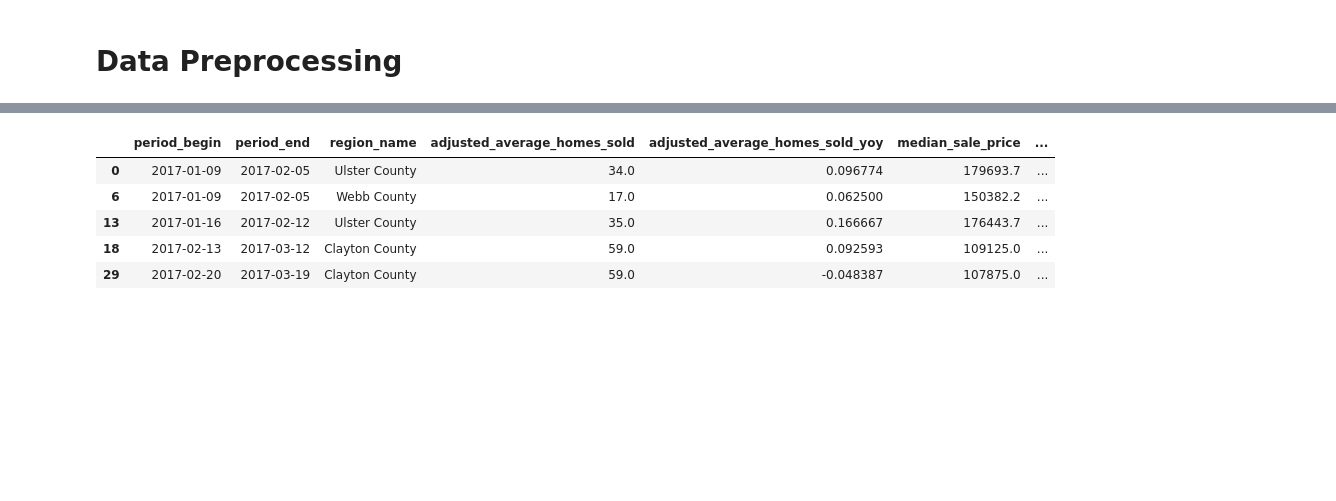
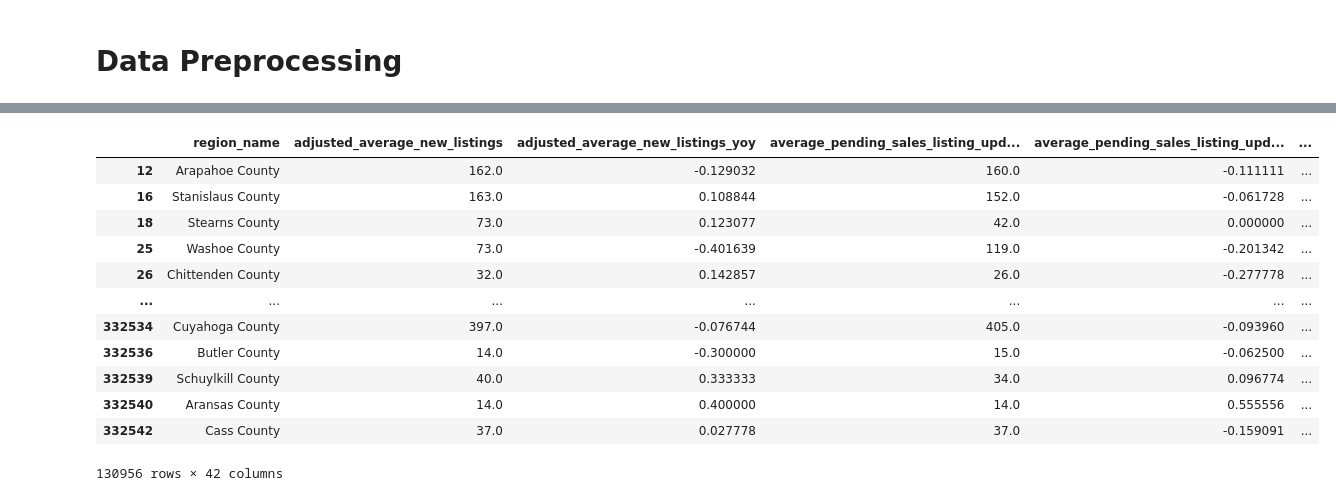
Before and after one commit to itsGarrin/us-residential-housing-price-prediction, a Jupyter notebook: notebooks/data_preprocessing.ipynb, the cells around one changed output, grey strips where cells are left out. Cells and saved outputs as stored; diff of their text form; code cells hidden in the pictures; blank space fills up the shorter version.

```diff
--- a/notebooks/data_preprocessing.ipynb
+++ b/notebooks/data_preprocessing.ipynb
@@ -45,9 +55,9 @@ memory usage: 47.5+ MB
 # %%
 # Read the Zillow data into a DataFrame
-file_path_zillow_zori = "../data/County_zori_uc_sfrcondomfr_sm_month.csv"
-file_path_zillow_zhvi = "../data/County_zhvi_uc_sfrcondo_tier_0.33_0.67_sm_sa_month.csv"
-df_zillow_zori = pd.read_csv(file_path_zillow1)
-df_zillow_zhvi = pd.read_csv(file_path_zillow2)
+file_path_zillow_zori = "..data/County_zori_uc_sfrcondomfr_sm_month.csv"
+file_path_zillow_zhvi = "..data/County_zhvi_uc_sfrcondo_tier_0.33_0.67_sm_sa_month.csv"
+df_zillow_zori = pd.read_csv(file_path_zillow_zori)
+df_zillow_zhvi = pd.read_csv(file_path_zillow_zhvi)
 # %%
 #Extract required features
 df_zillow_zori.drop(columns=["RegionID", "SizeRank", "StateName", "RegionType", "StateCodeFIPS", "MunicipalCodeFIPS"], inplace=True)
@@ -72,12 +82,14 @@ df_zillow = pd.merge(df_zillow_zhvi, df_zillow_zori[["RegionName", "State", "Met
                      how = "left")
 df_zillow.dropna(inplace=True)
 
-#define month
-df_zillow["Date"] = pd.to_datetime(df_zillow["Date"])
-df_zillow["month"] = df_zillow["Date"].dt.to_period("M")
-
 #rename column to match df_redfin
 df_zillow.rename(columns={"RegionName": "region_name"}, inplace=True)
+df_zillow.rename(columns={"Date": "date"}, inplace=True)
 
-df_zillow.head()
+#resample to weekly
+df_zillow["date"] += pd.to_timedelta(df_zillow.groupby("date").cumcount(), unit = "s")
+df_zillow.set_index("date", inplace=True)
+df_zillow = df_zillow.groupby("region_name").resample("W-FRI").ffill()
+df_zillow = df_zillow.drop(columns=["region_name"]).reset_index()
+df_zillow
 # %% [output]
@@ -108,10 +128,7 @@ memory usage: 4.3+ MB
 # %%
 #Read alpha vantage data
-file_path_av = "../data/av_data.csv"
+file_path_av = "..data/av_data.csv"
 df_av = pd.read_csv(file_path_av)
-
-#define month
 df_av["date"] = pd.to_datetime(df_av["date"])
-df_av["month"] = df_av["date"].dt.to_period("M")
-df_av.head()
+df_av
 # %% [output]
@@ -142,18 +165,25 @@ memory usage: 5.4 KB
 # %%
 #merge three data source
-df = pd.merge(df_redfin, df_zillow[["region_name", "State", "month", "ZORI", "ZHVI"]],
-                     on = ["region_name", "State", "month"],
+df = pd.merge(df_redfin, df_zillow[["region_name", "State", "date" , "ZORI", "ZHVI"]],
+                     on = ["region_name", "State", "date"],
                      how = "left")
-#df["month"] = pd.to_datetime(df["month"]).dt.to_period("M")
-df = pd.merge(df, df_av[["month", "spy_price", "schh_price", "unemployment", "fed_funds", "inflation"]],
-                     on = [ "month"],
+
+df = pd.merge(df, df_av[["date", "spy_price", "schh_price", "unemployment", "fed_funds", "cpi"]],
+                     on = [ "date"],
                      how = "left")
-df.head()
 df.dropna(inplace=True)
+df
 # %% [output]
-|  | period_begin | period_end | region_name | adjusted_average_homes_sold | adjusted_average_homes_sold_yoy | median_sale_price | ... |
-| 0 | 2017-01-09 | 2017-02-05 | Ulster County | 34.0 | 0.096774 | 179693.7 | ... |
-| 6 | 2017-01-09 | 2017-02-05 | Webb County | 17.0 | 0.062500 | 150382.2 | ... |
-| 13 | 2017-01-16 | 2017-02-12 | Ulster County | 35.0 | 0.166667 | 176443.7 | ... |
-| 18 | 2017-02-13 | 2017-03-12 | Clayton County | 59.0 | 0.092593 | 109125.0 | ... |
-| 29 | 2017-02-20 | 2017-03-19 | Clayton County | 59.0 | -0.048387 | 107875.0 | ... |
+|  | region_name | adjusted_average_new_listings | adjusted_average_new_listings_yoy | average_pending_sales_listing_upd... | average_pending_sales_listing_upd... | ... |
+| 12 | Arapahoe County | 162.0 | -0.129032 | 160.0 | -0.111111 | ... |
+| 16 | Stanislaus County | 163.0 | 0.108844 | 152.0 | -0.061728 | ... |
+| 18 | Stearns County | 73.0 | 0.123077 | 42.0 | 0.000000 | ... |
+| 25 | Washoe County | 73.0 | -0.401639 | 119.0 | -0.201342 | ... |
+| 26 | Chittenden County | 32.0 | 0.142857 | 26.0 | -0.277778 | ... |
+| ... | ... | ... | ... | ... | ... | ... |
+| 332534 | Cuyahoga County | 397.0 | -0.076744 | 405.0 | -0.093960 | ... |
+| 332536 | Butler County | 14.0 | -0.300000 | 15.0 | -0.062500 | ... |
+| 332539 | Schuylkill County | 40.0 | 0.333333 | 34.0 | 0.096774 | ... |
+| 332540 | Aransas County | 14.0 | 0.400000 | 14.0 | 0.555556 | ... |
+| 332542 | Cass County | 37.0 | 0.027778 | 37.0 | -0.159091 | ... |
+130956 rows × 42 columns
```
Also changed, not shown: parts of 10 cells of this notebook, 6 other files.
